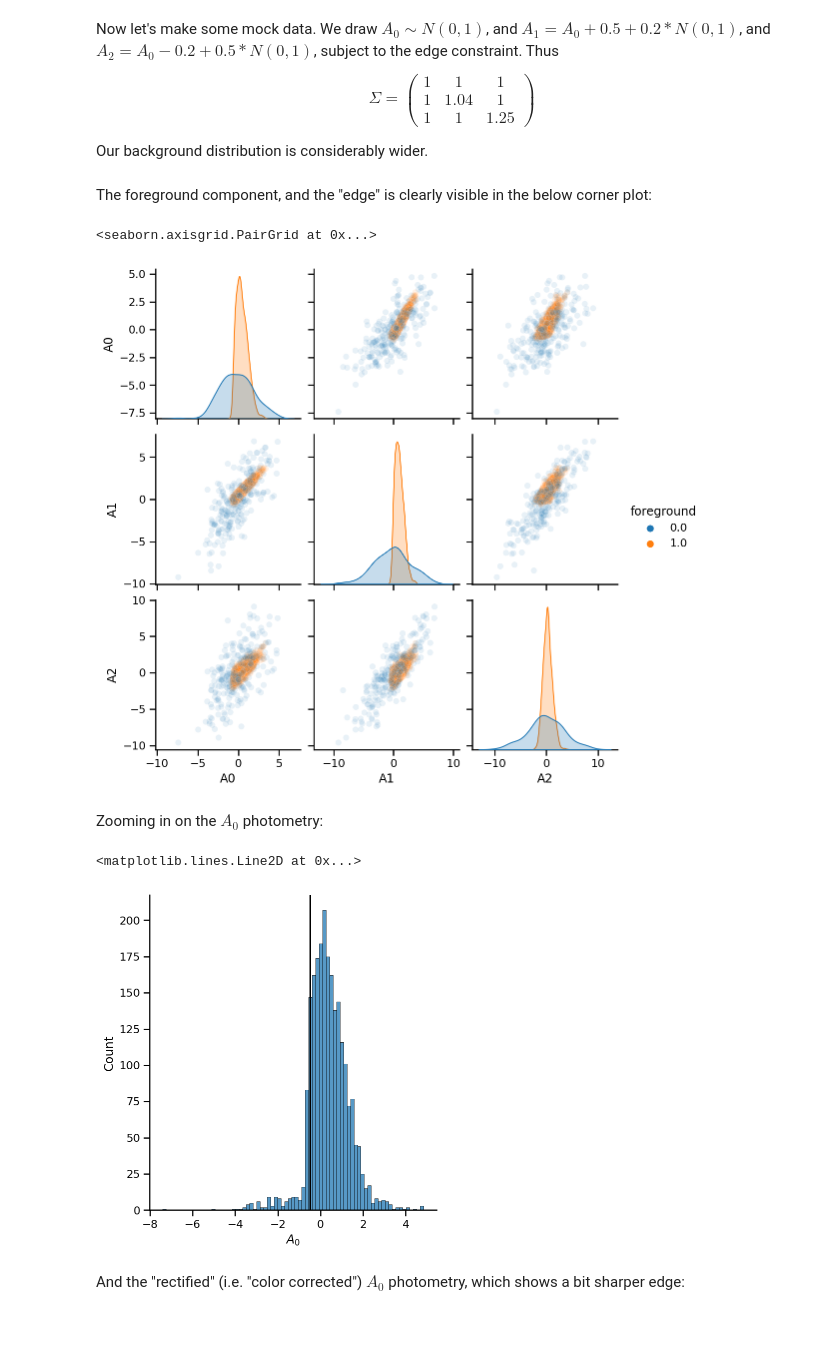
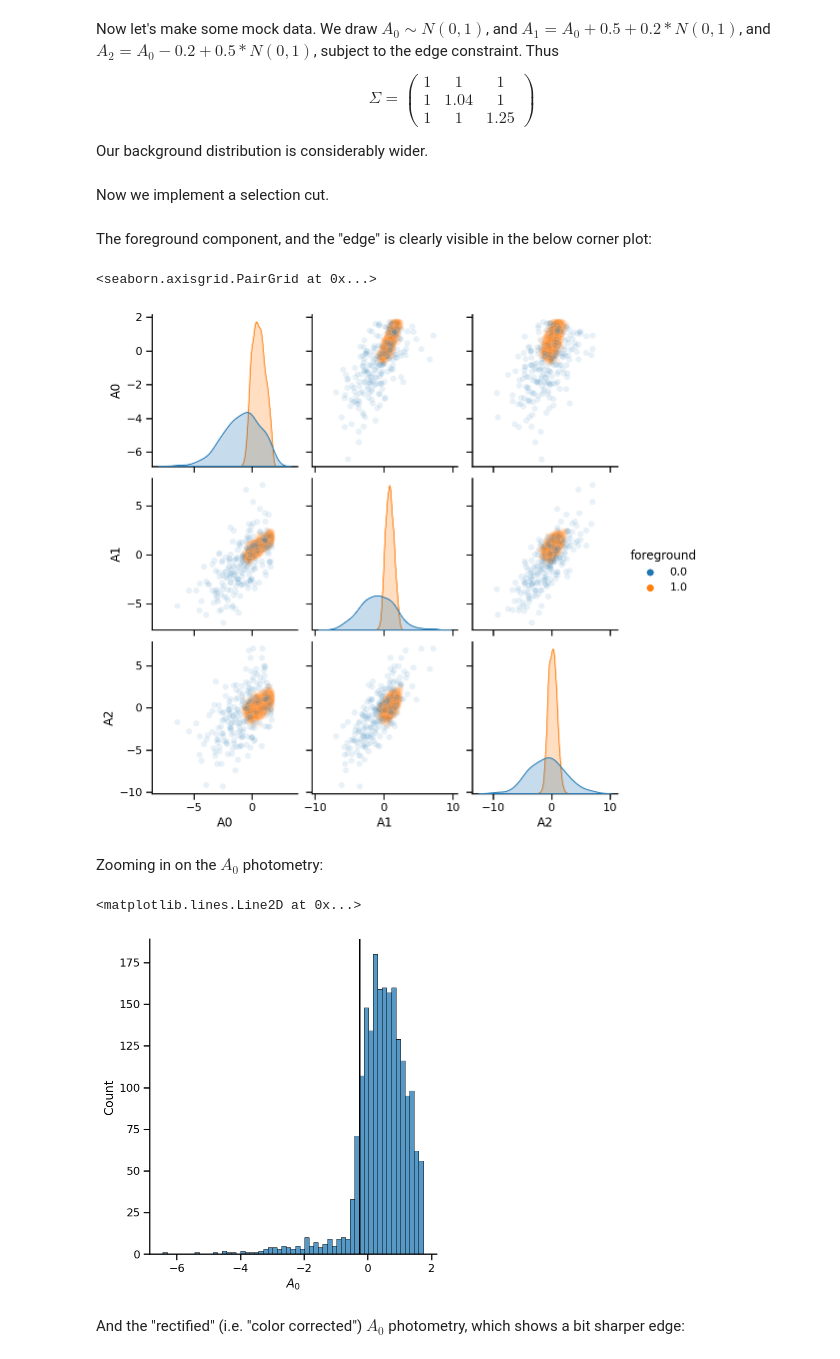
Before and after one commit to farr/EdgePhotometry, a Jupyter notebook: MockPhotometry.ipynb, the cells around one changed output. Cells and saved outputs as stored; diff of their text form; code cells hidden in the pictures; blank space fills up the shorter version.

Commit message:
Selection cut almost works, but slightly biased edge.

```diff
--- a/MockPhotometry.ipynb
+++ b/MockPhotometry.ipynb
@@ -33,19 +32,15 @@ Nfg = 2000
 Nbg = 250
 N = Nfg+Nbg
 Nband = 3
-edge = -0.5
 
-e_mu = edge
-e_sigma = 0.1
-
-c = np.array([0.1, -0.1])
+c = np.array([-0.2, 0.2])
 w = np.array([1-c[0], c[0]-c[1], c[1]])
 
 c_mu = c
-c_sigma = 0.1*np.ones_like(c_mu)
+c_sigma = 0.01*np.ones_like(c_mu)
 
-sigma_obs = np.array([0.1, 0.1, 0.1])[None,:]*np.ones((N, Nband))
-mu_fg = np.array([0.0, 0.5, -0.2])
+sigma_obs = np.array([0.2, 0.2, 0.2])[None,:]*np.ones((N, Nband))
+mu_fg = np.array([0.25, 0.5, -0.2])
 mu_bg = np.zeros(3)
 
 cov_fg = np.array([[1.0, 1.0, 1.0], [1.0, 1.04, 1.0], [1.0, 1.0, 1.25]])
@@ -59,21 +54,17 @@ corr_bg = cov_bg / (scale_bg[:,None]*scale_bg[None,:])
 chol_corr_fg = np.linalg.cholesky(corr_fg)
 chol_corr_bg = np.linalg.cholesky(corr_bg)
 
-init_params = {
-    'f_bg': Nbg/N,
-    'e': edge,
-    'c': c,
-    'mu_fg': mu_fg,
-    'scale_fg': scale_fg,
-    'corr_fg_cholesky': jnp.array(chol_corr_fg)
-}
+c_centered = np.array([mu_fg[1]-mu_fg[0], mu_fg[2]-mu_fg[1]])
+edge_centered = mu_fg[0] - 0.5
+e_mu = edge_centered
+e_sigma = 0.1
 
 Aobs = []
 nf = 0
 while nf < Nfg:
     A = np.random.multivariate_normal(mu_fg, cov_fg)
-    e = np.dot(w, A)
-    if e < edge:
+    e = A[0] + np.dot(c, (A[1:] - A[:-1] - c_centered))
+    if e < edge_centered:
         pass
     else:
         Ao = A + sigma_obs[nf,:]*np.random.randn(Nband)
@@ -83,24 +74,37 @@ while nf < Nfg:
 for i in range(Nbg):
      Aobs.append(np.random.multivariate_normal(mu_bg, cov_bg + np.diag(sigma_obs[Nfg+i,:]*sigma_obs[Nfg+i,:])))
 Aobs = np.array(Aobs)
+# %% [markdown]
+Now we implement a selection cut.
+# %%
+A0_cut = mu_fg[0] + 1.5
+sel_mask = Aobs[:,0] < A0_cut
+
+Aobs = Aobs[sel_mask,:]
+sigma_obs = sigma_obs[sel_mask, :]
+
+Nbg = sum(sel_mask[Nfg:])
+Nfg = sum(sel_mask[:Nfg])
+N = Nfg+Nbg
 # %% [markdown]
 The foreground component, and the "edge" is clearly visible in the below corner plot:
 # %%
 df = pd.DataFrame(Aobs, columns=['A0', 'A1', 'A2'])
 df['foreground'] = np.concatenate((np.ones(Nfg), np.zeros(Nbg)))
+#sns.pairplot(df.loc[df['foreground']==1], diag_kws={'common_norm': False})
 sns.pairplot(df, hue='foreground', diag_kws={'common_norm': False}, plot_kws={'alpha': 0.1})
 # %% [output]
 <seaborn.axisgrid.PairGrid at 0x...>
-[figure, old version]
+[figure, new version]
 # %% [markdown]
 Zooming in on the $A_0$ photometry:
 # %%
 sns.displot(Aobs[:,0])
 plt.xlabel(r'$A_0$')
-plt.axvline(edge, color='k')
+plt.axvline(edge_centered, color='k')
 # %% [output]
 <matplotlib.lines.Line2D at 0x...>
-[figure, old version]
+[figure, new version]
 # %% [markdown]
 And the "rectified" (i.e. "color corrected") $A_0$ photometry, which shows a bit sharper edge:
 # %%
```
Also changed, not shown: parts of 8 cells of this notebook, 1 other file.
